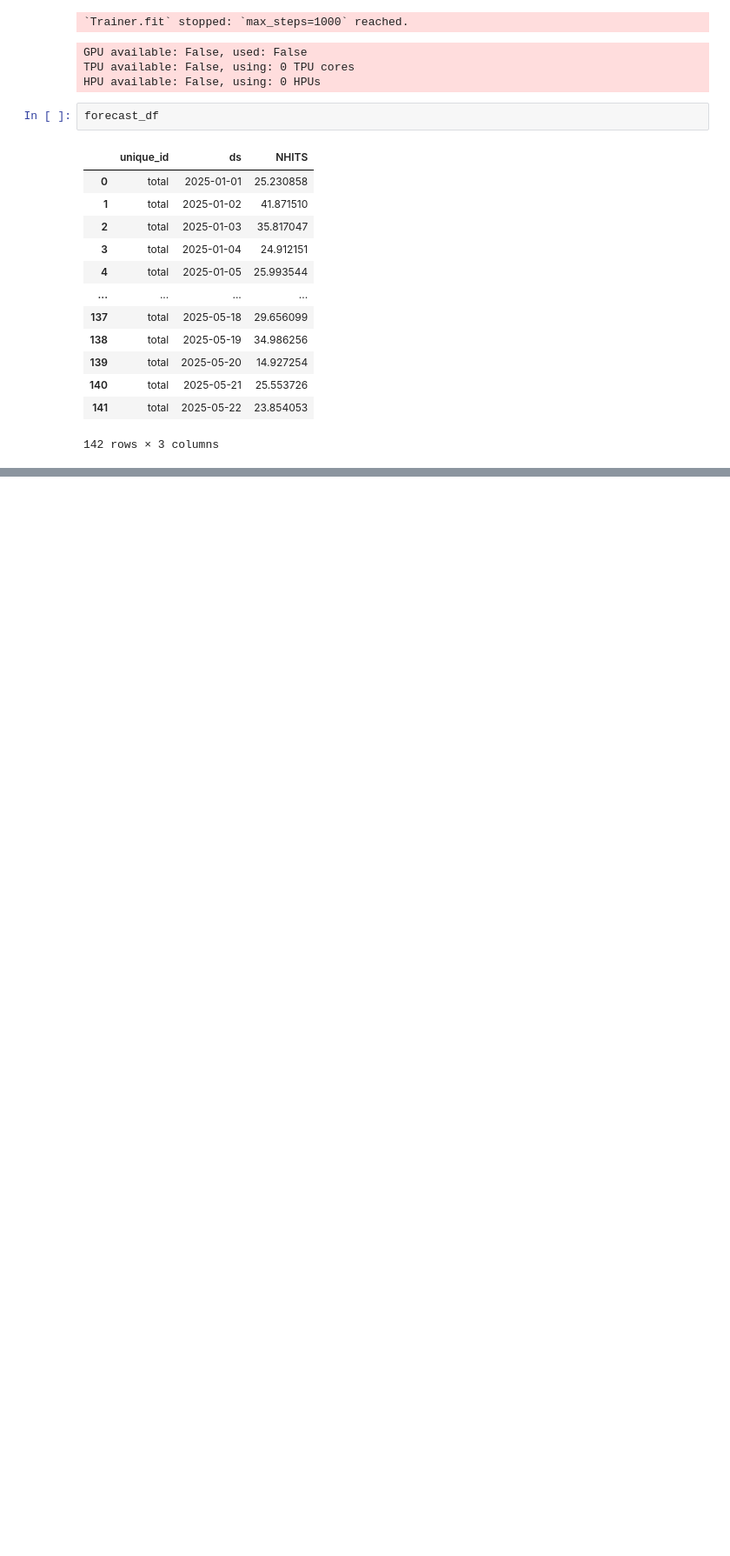
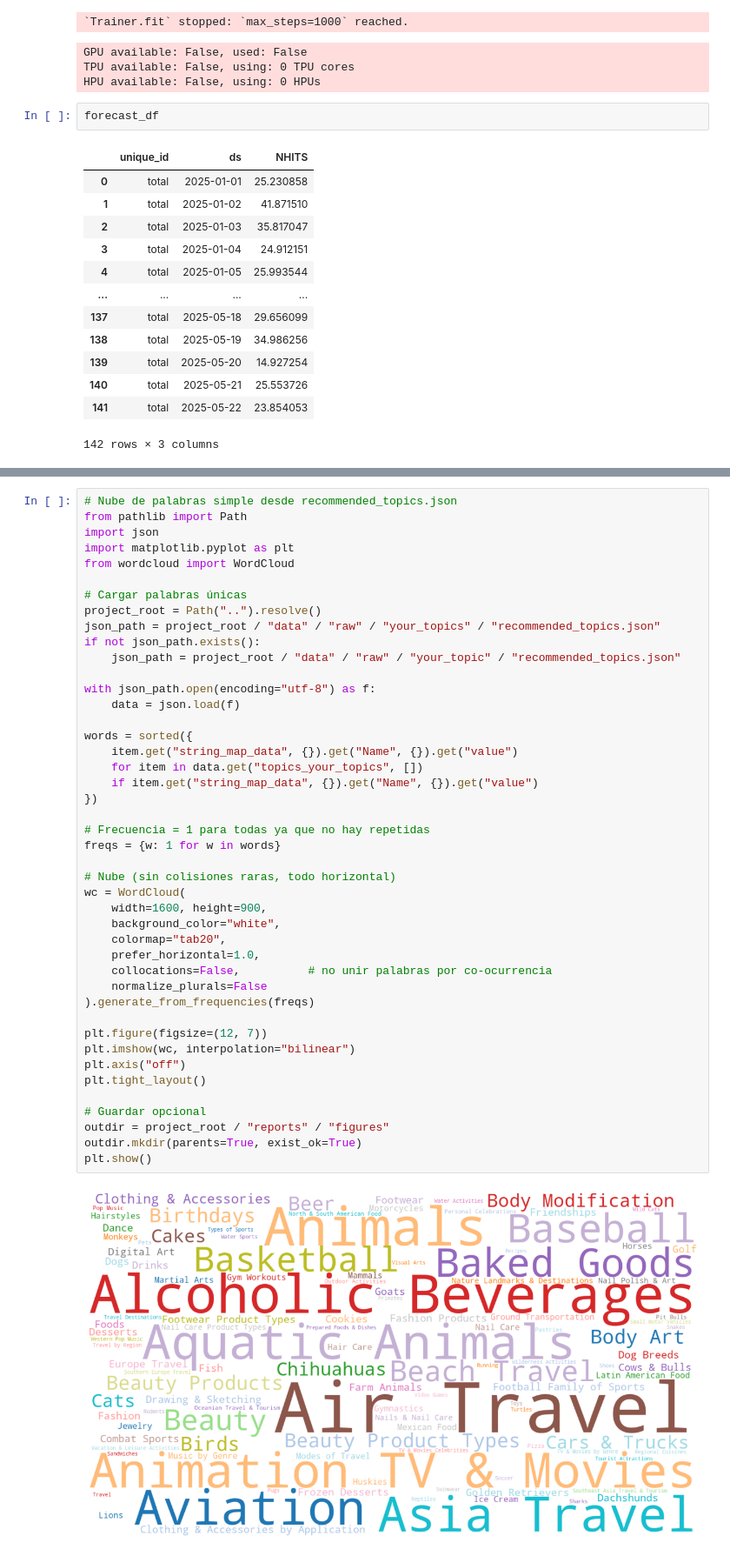
Before and after one commit to AlmuBC/instagram-behavior-analysis, a Jupyter notebook: notebooks/01_exploration.ipynb, the cells around one changed output, grey strips where cells are left out. Shown at 87% size. Drawn from its saved outputs; the diff is of its cells as text; blank space fills up the shorter version.

Commit message:
feat(eda): add word cloud visualization for recommended topics

```diff
--- a/notebooks/01_exploration.ipynb
+++ b/notebooks/01_exploration.ipynb
@@ -494,0 +506,46 @@ Error:
+# %%
+# Nube de palabras simple desde recommended_topics.json
+from pathlib import Path
+import json
+import matplotlib.pyplot as plt
+from wordcloud import WordCloud
+
+# Cargar palabras únicas
+project_root = Path("..").resolve()
+json_path = project_root / "data" / "raw" / "your_topics" / "recommended_topics.json"
+if not json_path.exists():
+    json_path = project_root / "data" / "raw" / "your_topic" / "recommended_topics.json"
+
+with json_path.open(encoding="utf-8") as f:
+    data = json.load(f)
+
+words = sorted({
+    item.get("string_map_data", {}).get("Name", {}).get("value")
+    for item in data.get("topics_your_topics", [])
+    if item.get("string_map_data", {}).get("Name", {}).get("value")
+})
+
+# Frecuencia = 1 para todas ya que no hay repetidas
+freqs = {w: 1 for w in words}
+
+# Nube (sin colisiones raras, todo horizontal)
+wc = WordCloud(
+    width=1600, height=900,
+    background_color="white",
+    colormap="tab20",
+    prefer_horizontal=1.0,
+    collocations=False,          # no unir palabras por co-ocurrencia
+    normalize_plurals=False
+).generate_from_frequencies(freqs)
+
+plt.figure(figsize=(12, 7))
+plt.imshow(wc, interpolation="bilinear")
+plt.axis("off")
+plt.tight_layout()
+
+# Guardar opcional
+outdir = project_root / "reports" / "figures"
+outdir.mkdir(parents=True, exist_ok=True)
+plt.show()
+# %% [output]
+[figure, added]
```
Also changed, not shown: parts of 5 cells of this notebook.
